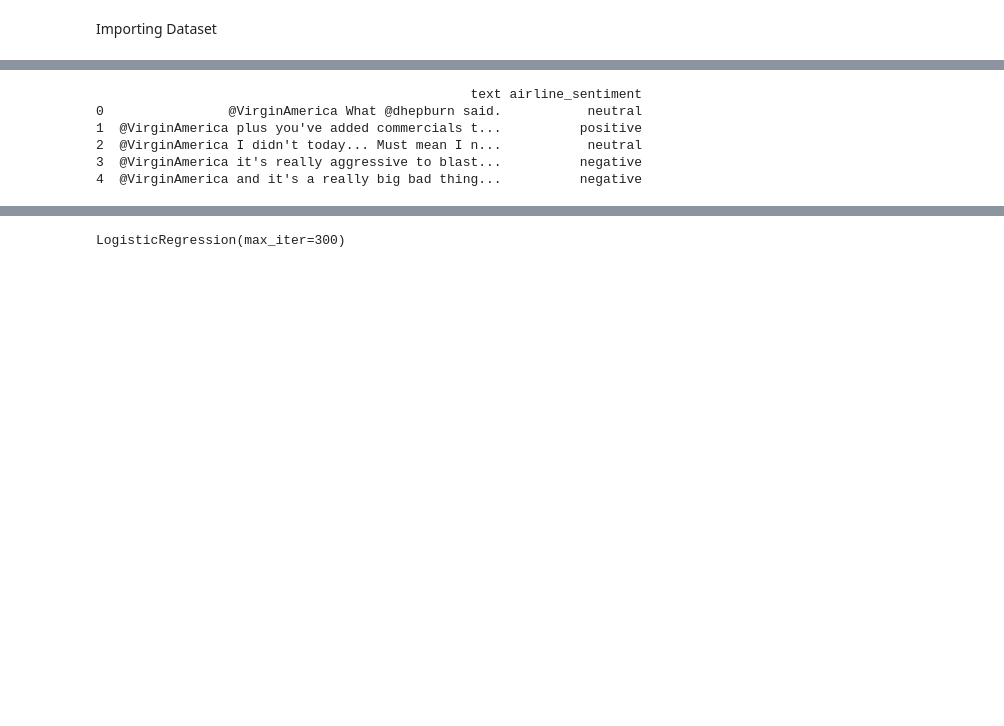
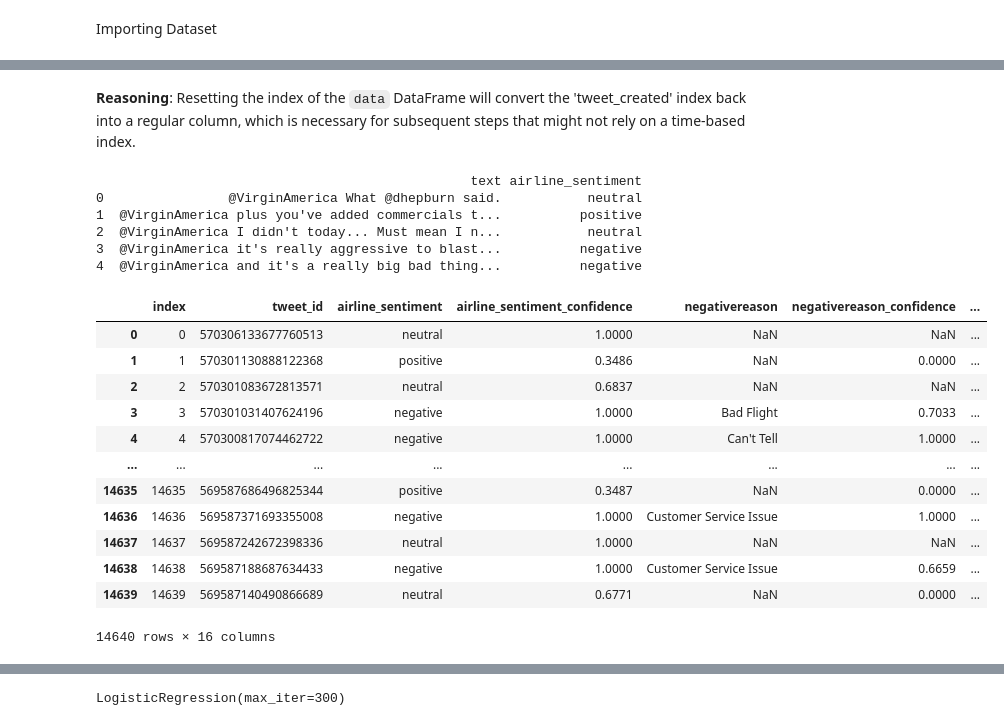
Before and after one commit to Rajeshpatra12/Rajeshpatra12, a Jupyter notebook: Sentiment_Analysis.ipynb, the cells around one changed output, grey strips where cells are left out. Drawn from its saved outputs; the diff is of its cells as text; code cells hidden in the pictures; blank space fills up the shorter version.

```diff
--- a/Sentiment_Analysis.ipynb
+++ b/Sentiment_Analysis.ipynb
@@ -24 +29,4 @@ Dataset Shape: (14640, 15)
+# %% [markdown]
+**Reasoning**:
+Resetting the index of the `data` DataFrame will convert the 'tweet_created' index back into a regular column, which is necessary for subsequent steps that might not rely on a time-based index.
 # %%
@@ -30,3 +38,19 @@ print(df[['text','airline_sentiment']].head())
 2  @VirginAmerica I didn't today... Must mean I n...           neutral
 3  @VirginAmerica it's really aggressive to blast...          negative
 4  @VirginAmerica and it's a really big bad thing...          negative
+# %%
+data
+# %% [output]
+|  | index | tweet_id | airline_sentiment | airline_sentiment_confidence | negativereason | negativereason_confidence | ... |
+| 0 | 0 | 570306133677760513 | neutral | 1.0000 | NaN | NaN | ... |
+| 1 | 1 | 570301130888122368 | positive | 0.3486 | NaN | 0.0000 | ... |
+| 2 | 2 | 570301083672813571 | neutral | 0.6837 | NaN | NaN | ... |
+| 3 | 3 | 570301031407624196 | negative | 1.0000 | Bad Flight | 0.7033 | ... |
+| 4 | 4 | 570300817074462722 | negative | 1.0000 | Can't Tell | 1.0000 | ... |
+| ... | ... | ... | ... | ... | ... | ... | ... |
+| 14635 | 14635 | 569587686496825344 | positive | 0.3487 | NaN | 0.0000 | ... |
+| 14636 | 14636 | 569587371693355008 | negative | 1.0000 | Customer Service Issue | 1.0000 | ... |
+| 14637 | 14637 | 569587242672398336 | neutral | 1.0000 | NaN | NaN | ... |
+| 14638 | 14638 | 569587188687634433 | negative | 1.0000 | Customer Service Issue | 0.6659 | ... |
+| 14639 | 14639 | 569587140490866689 | neutral | 0.6771 | NaN | 0.0000 | ... |
+14640 rows × 16 columns
```
Also changed, not shown: parts of 13 cells of this notebook.
